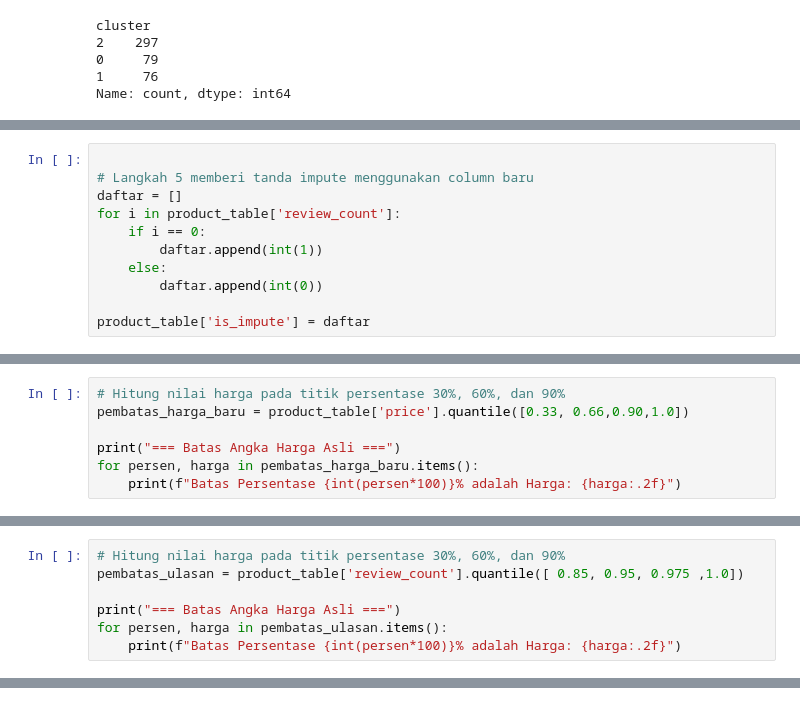
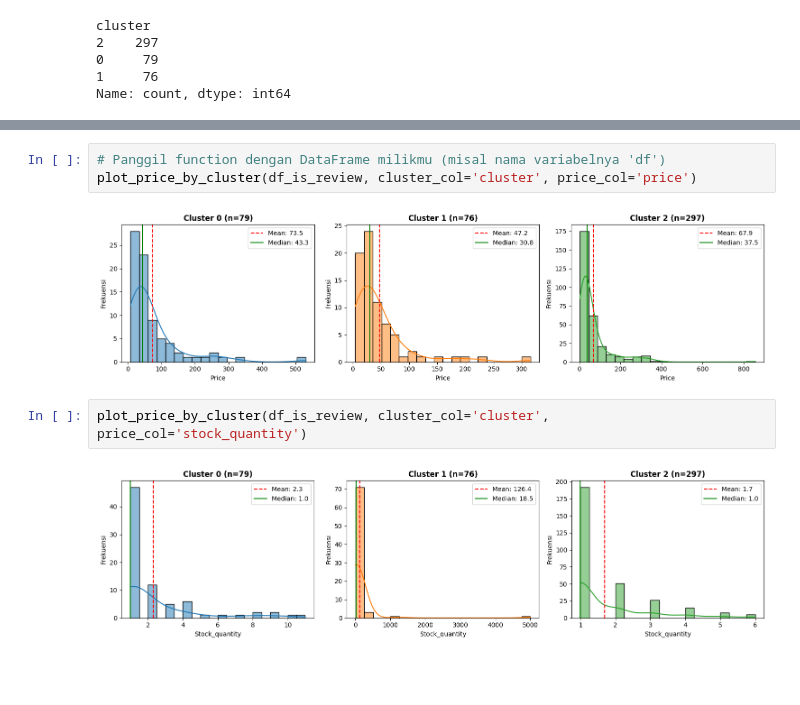
Before and after one commit to HaafizHhamda/ecommerce-stock-health-segmentation, a Jupyter notebook: Notebook.ipynb, the cells around one changed output, grey strips where cells are left out. Cells and saved outputs as stored; diff of their text form; blank space fills up the shorter version.

```diff
--- a/Notebook.ipynb
+++ b/Notebook.ipynb
@@ -743,11 +470,0 @@ product_table['rating_avg'] = product_table['rating_avg'].round(1)
-# %%
-
-# Langkah 5 memberi tanda impute menggunakan column baru
-daftar = []
-for i in product_table['review_count']:
-    if i == 0:
-        daftar.append(int(1))
-    else:
-        daftar.append(int(0))
-
-product_table['is_impute'] = daftar
@@ -815,7 +470,0 @@ product_table.describe().round(2)
-# %%
-# Hitung nilai harga pada titik persentase 30%, 60%, dan 90%
-pembatas_harga_baru = product_table['price'].quantile([0.33, 0.66,0.90,1.0])
-
-print("=== Batas Angka Harga Asli ===")
-for persen, harga in pembatas_harga_baru.items():
-    print(f"Batas Persentase {int(persen*100)}% adalah Harga: {harga:.2f}")
@@ -1438,7 +470,0 @@ product_table[product_table['review_count']>1]
-# %%
-# Hitung nilai harga pada titik persentase 30%, 60%, dan 90%
-pembatas_ulasan = product_table['review_count'].quantile([ 0.85, 0.95, 0.975 ,1.0])
-
-print("=== Batas Angka Harga Asli ===")
-for persen, harga in pembatas_ulasan.items():
-    print(f"Batas Persentase {int(persen*100)}% adalah Harga: {harga:.2f}")
@@ -2814,0 +522,9 @@ df_reviews.to_csv('dataframe_review.csv',index= False)
+# %%
+# Panggil function dengan DataFrame milikmu (misal nama variabelnya 'df')
+plot_price_by_cluster(df_is_review, cluster_col='cluster', price_col='price')
+# %% [output]
+[figure, added]
+# %%
+plot_price_by_cluster(df_is_review, cluster_col='cluster', price_col='stock_quantity')
+# %% [output]
+[figure, added]
```
Also changed, not shown: parts of 196 cells of this notebook.
